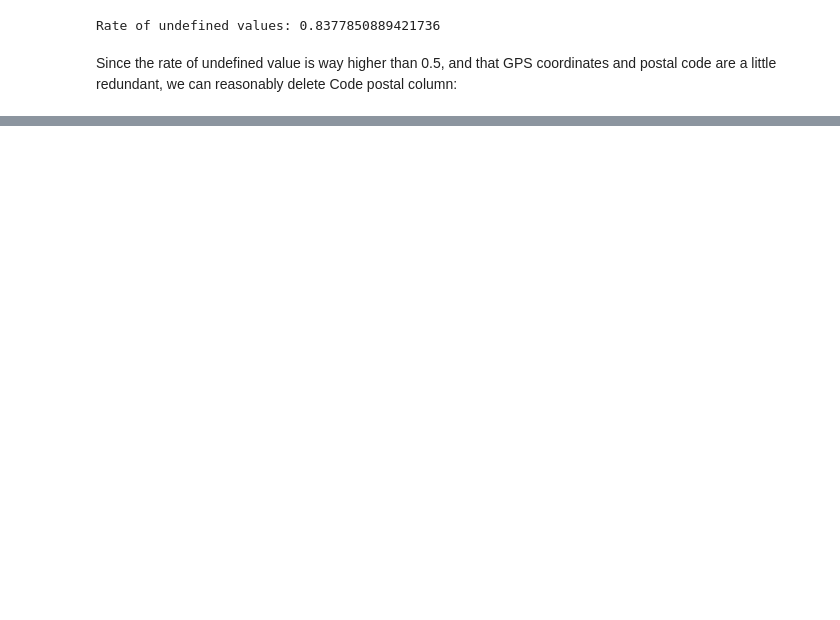
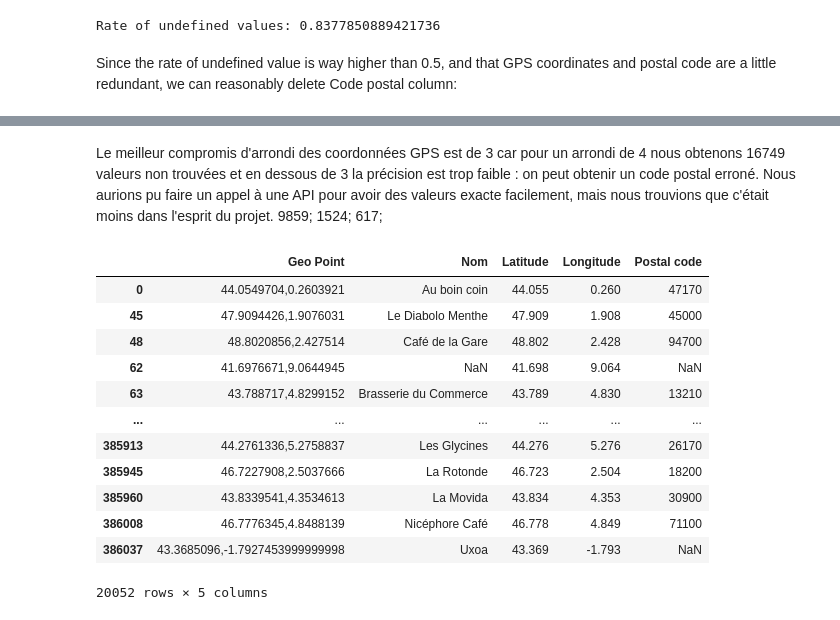
Before and after one commit to youenn-loie/delta, a Jupyter notebook: bars/src/data_bars/main.ipynb, the cells around one changed output, grey strips where cells are left out. Cells and saved outputs as stored; diff of their text form; code cells hidden in the pictures; blank space fills up the shorter version.

```diff
--- a/bars/src/data_bars/main.ipynb
+++ b/bars/src/data_bars/main.ipynb
@@ -75,0 +78,15 @@ data_bars
+# %%
+latitudes = []
+longitudes = []
+
+for row in data_bars['Geo Point']:
+    try:
+        latitudes.append(row.split(',')[0])
+        longitudes.append(row.split(',')[1])
+    except:
+        latitudes.append(np.NaN)
+        longitudes.append(np.NaN)
+
+data_bars['Latitude'] = latitudes
+data_bars['Longitude'] = longitudes
+data_bars.drop('Geo Point', 1)
@@ -75,0 +146,4 @@ data_bars
+# %%
+postalCodes.drop(postalCodes.columns[[0,1,2,4,5]], 1, inplace=True)
+postalCodes.columns = ['Postal code', 'Latitude', 'Longitude']
+postalCodes
@@ -75,0 +164,28 @@ data_bars
+# %% [markdown]
+Le meilleur compromis d'arrondi des coordonnées GPS est de 3 car pour un arrondi de 4 nous obtenons 16749 valeurs non trouvées et en dessous de 3 la précision est trop faible : on peut obtenir un code postal erroné. Nous aurions pu faire un appel à une API pour avoir des valeurs exacte facilement, mais nous trouvions que c'était moins dans l'esprit du projet.
+9859; 1524; 617;
+# %%
+postalCodes['Latitude'] = postalCodes['Latitude'].apply(lambda lat: round(lat, 3))
+postalCodes['Longitude'] = postalCodes['Longitude'].apply(lambda long: round(long, 3))
+
+data_bars['Latitude'] = data_bars['Latitude'].astype(float)
+data_bars['Longitude'] = data_bars['Longitude'].astype(float)
+data_bars['Latitude'] = data_bars['Latitude'].apply(lambda lat: round(lat, 3))
+data_bars['Longitude'] = data_bars['Longitude'].apply(lambda long: round(long, 3))
+
+# display(data_bars, postalCodes)
+pd.merge(data_bars, postalCodes, how='left', on=['Latitude', 'Longitude']).drop_duplicates()
+# %% [output]
+|  | Geo Point | Nom | Latitude | Longitude | Postal code |
+| 0 | 44.0549704,0.2603921 | Au boin coin | 44.055 | 0.260 | 47170 |
+| 45 | 47.9094426,1.9076031 | Le Diabolo Menthe | 47.909 | 1.908 | 45000 |
+| 48 | 48.8020856,2.427514 | Café de la Gare | 48.802 | 2.428 | 94700 |
+| 62 | 41.6976671,9.0644945 | NaN | 41.698 | 9.064 | NaN |
+| 63 | 43.788717,4.8299152 | Brasserie du Commerce | 43.789 | 4.830 | 13210 |
+| ... | ... | ... | ... | ... | ... |
+| 385913 | 44.2761336,5.2758837 | Les Glycines | 44.276 | 5.276 | 26170 |
+| 385945 | 46.7227908,2.5037666 | La Rotonde | 46.723 | 2.504 | 18200 |
+| 385960 | 43.8339541,4.3534613 | La Movida | 43.834 | 4.353 | 30900 |
+| 386008 | 46.7776345,4.8488139 | Nicéphore Café | 46.778 | 4.849 | 71100 |
+| 386037 | 43.3685096,-1.7927453999999998 | Uxoa | 43.369 | -1.793 | NaN |
+20052 rows × 5 columns
```
Also changed, not shown: parts of 14 cells of this notebook.
